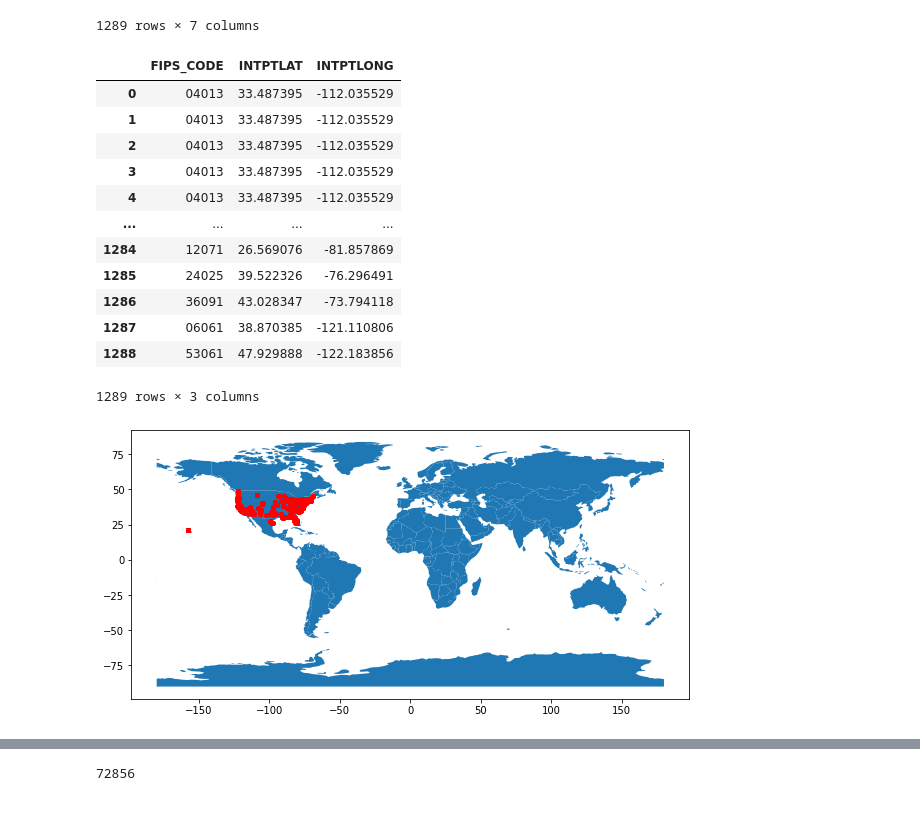
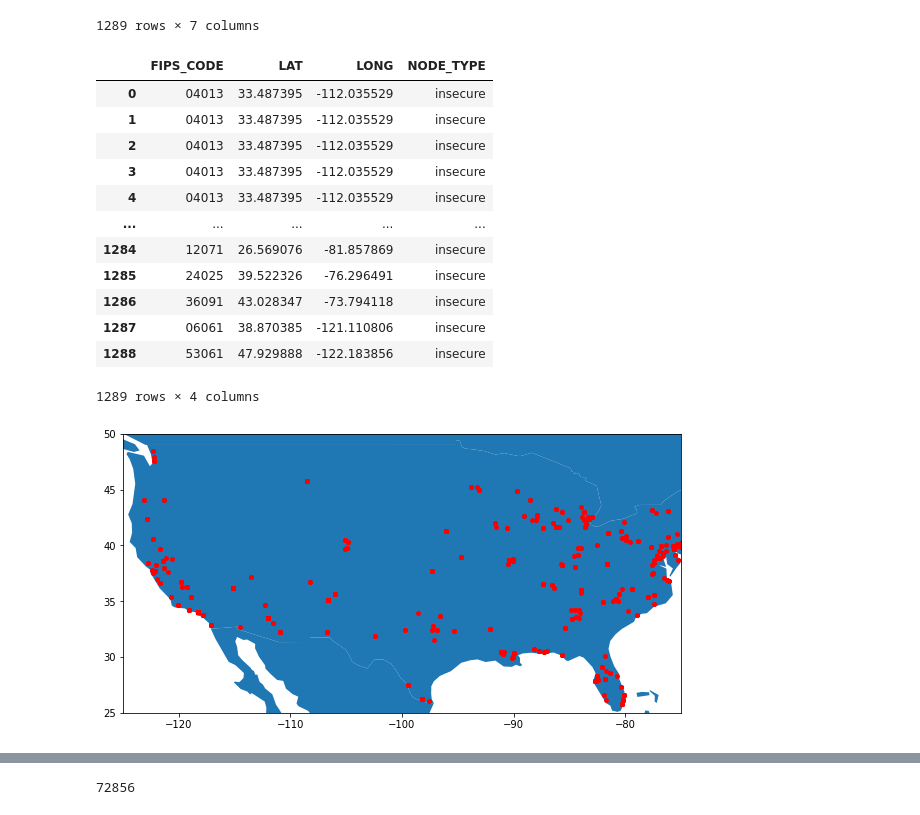
Before and after one commit to cgnik/school-datascience, a Jupyter notebook: food-census.ipynb, the cells around one changed output, grey strips where cells are left out. Saved outputs shown, nothing was run; the diff lists cells and outputs as text; code cells hidden in the pictures.

```diff
--- a/food-census.ipynb
+++ b/food-census.ipynb
@@ -366,35 +366,39 @@ r
 r = r.reset_index(drop=True)
 r = r.rename(columns={'FIPS_COUNTY':'FIPS_CODE'})
 insecure_locations = r.loc[:][['FIPS_CODE','INTPTLAT', 'INTPTLONG']]
-insecure_locations.NODE_TYPE = 'insecure'
+insecure_locations['NODE_TYPE'] = 'insecure'
 insecure_locations['INTPTLAT'] = insecure_locations['INTPTLAT'].astype(np.float64)
 insecure_locations['INTPTLONG'] = insecure_locations['INTPTLONG'].astype(np.float64)
+insecure_locations = insecure_locations.rename(columns={'INTPTLAT':'LAT', 'INTPTLONG': 'LONG'})
 insecure_locations
 # %% [output]
-|  | FIPS_CODE | INTPTLAT | INTPTLONG |
-| 0 | 04013 | 33.487395 | -112.035529 |
-| 1 | 04013 | 33.487395 | -112.035529 |
-| 2 | 04013 | 33.487395 | -112.035529 |
-| 3 | 04013 | 33.487395 | -112.035529 |
-| 4 | 04013 | 33.487395 | -112.035529 |
-| ... | ... | ... | ... |
-| 1284 | 12071 | 26.569076 | -81.857869 |
-| 1285 | 24025 | 39.522326 | -76.296491 |
-| 1286 | 36091 | 43.028347 | -73.794118 |
-| 1287 | 06061 | 38.870385 | -121.110806 |
-| 1288 | 53061 | 47.929888 | -122.183856 |
+|  | FIPS_CODE | LAT | LONG | NODE_TYPE |
+| 0 | 04013 | 33.487395 | -112.035529 | insecure |
+| 1 | 04013 | 33.487395 | -112.035529 | insecure |
+| 2 | 04013 | 33.487395 | -112.035529 | insecure |
+| 3 | 04013 | 33.487395 | -112.035529 | insecure |
+| 4 | 04013 | 33.487395 | -112.035529 | insecure |
+| ... | ... | ... | ... | ... |
+| 1284 | 12071 | 26.569076 | -81.857869 | insecure |
+| 1285 | 24025 | 39.522326 | -76.296491 | insecure |
+| 1286 | 36091 | 43.028347 | -73.794118 | insecure |
+| 1287 | 06061 | 38.870385 | -121.110806 | insecure |
+| 1288 | 53061 | 47.929888 | -122.183856 | insecure |
-1289 rows × 3 columns
+1289 rows × 4 columns
 # %%
 plotz = r.loc[~r['FOOD_INSECURE_HOUSE'].isin(['unknown', 'secure'])]
-geometry = [Point(xy) for xy in zip(plotz['INTPTLONG'], plotz['INTPTLAT'])]
+geometry = [Point(xy) for xy in zip(plotz['LONG'], plotz['LAT'])]
 gdf = GeoDataFrame(plotz, geometry=geometry)
 
 #this is a simple map that goes with geopandas
 world = gpd.read_file(gpd.datasets.get_path('naturalearth_lowres'))
 cities = gpd.read_file(gpd.datasets.get_path('naturalearth_cities'))
-dink = gdf.plot(ax=world.plot(figsize=(10, 6)), marker='o', color='red', markersize=15);
+wax = world.plot(figsize=(10, 6))
+wax.set_xlim(-125, -75)
+wax.set_ylim(25, 50)
+dink = gdf.plot(ax=wax, marker='o', color='red', markersize=15);
 # %% [output]
-[figure, old version]
+[figure, new version]
 # %%
 deserts = pd.read_csv('data/food_access_research_atlas.csv', dtype={'CensusTract': np.str})
 deserts.drop(['TractSeniors', 'TractWhite', 'TractBlack', 'TractAsian', 'TractNHOPI', 'TractAIAN',
```
Also changed, not shown: parts of 15 cells of this notebook.
